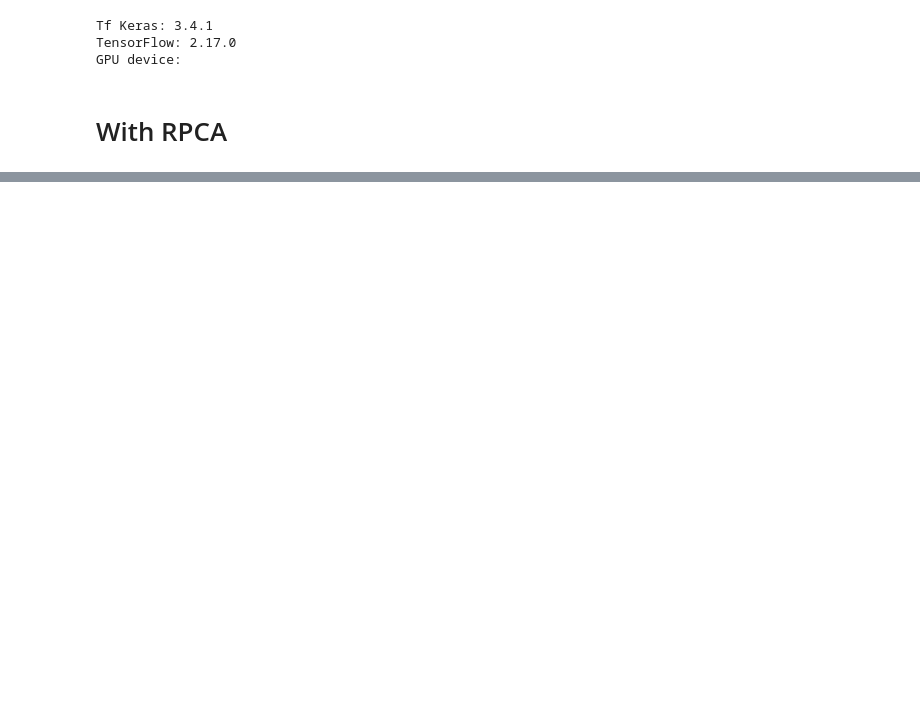
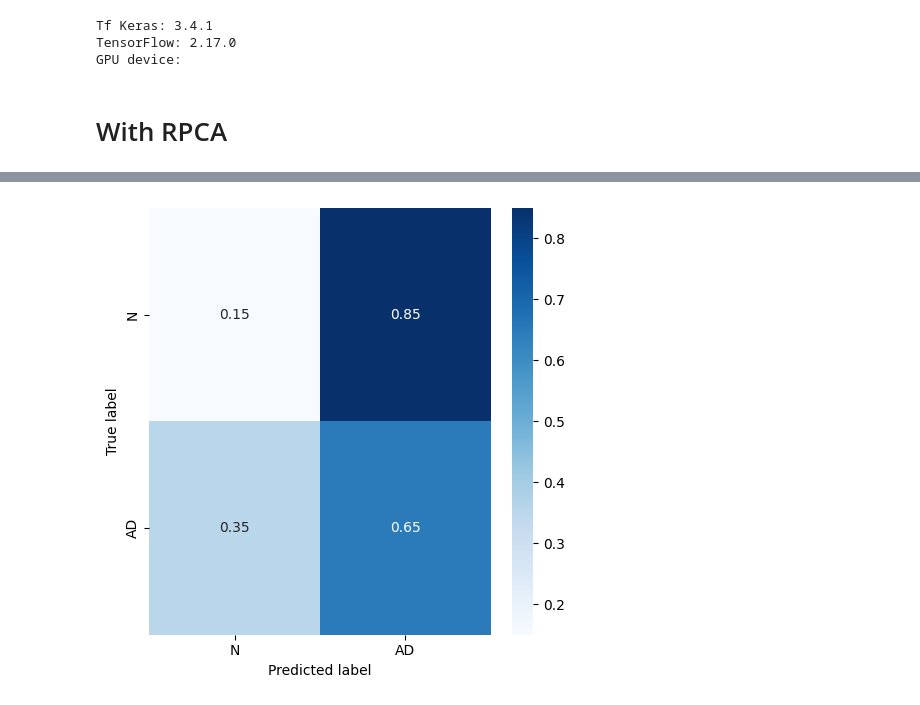
Before and after one commit to AnnPhann2204/EEG-AD_DeepLearning, a Jupyter notebook: RNN_EEG_AD.ipynb, the cells around one changed output, grey strips where cells are left out. Drawn from its saved outputs; the diff is of its cells as text; code cells hidden in the pictures; blank space fills up the shorter version.

Commit message:
Update Code by add ICA method

```diff
--- a/RNN_EEG_AD.ipynb
+++ b/RNN_EEG_AD.ipynb
@@ -625,0 +821,3 @@ plt.show()
+# %%
+epochs = 20
+model, x_data_test, y_data_test, test_acc = train_session(save_model = False, earlystop = 0, method = 'ica')  # returned variables can be optionally used by other blocks of code
@@ -625,0 +886,19 @@ plt.show()
+# %%
+# # create confusion matrix
+# if False and __name__ == '__main__':
+import pandas as pd
+import seaborn
+y_pred = np.argmax(model.predict(x_data_test), axis=-1)
+con_mat = tf.math.confusion_matrix(labels = y_data_test, predictions = y_pred).numpy()
+con_mat_norm = np.around(con_mat.astype('float') / con_mat.sum(axis = 1)[:, np.newaxis], decimals = 2)
+classes = ['N', 'AD']
+con_mat_df = pd.DataFrame(con_mat_norm, index = classes, columns = classes)
+figure = plt.figure(figsize = (5, 5))
+seaborn.heatmap(con_mat_df, annot = True, cmap = plt.cm.Blues)
+plt.tight_layout()
+plt.ylabel('True label')
+plt.xlabel('Predicted label')
+plt.tight_layout()
+plt.savefig(working_dir + '/confusion_matrix_ICA.png', dpi = 600)
+plt.show()
+# %% [output]
@@ -625,0 +906 @@ plt.show()
+[figure, added]
```
Also changed, not shown: parts of 25 cells of this notebook.
